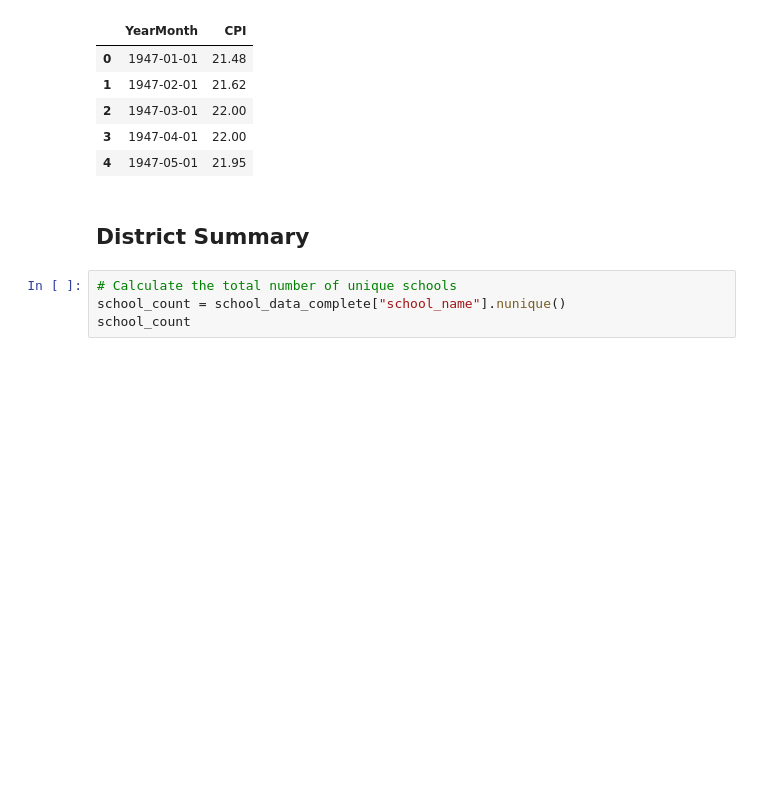
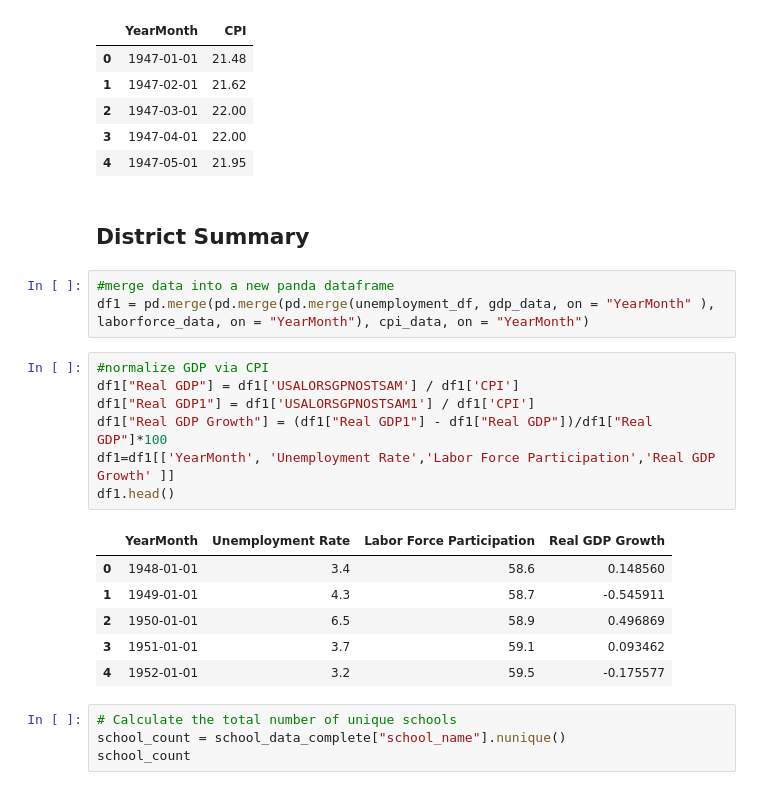
Before and after one commit to wrwr4859/UCB-data-project-1-groupx, a Jupyter notebook: project1_group4.ipynb, the cells around one changed output. Saved outputs shown, nothing was run; the diff lists cells and outputs as text; blank space fills up the shorter version.

```diff
--- a/project1_group4.ipynb
+++ b/project1_group4.ipynb
@@ -159,6 +185,23 @@ cpi_data.head()
 | 4 | 1947-05-01 | 21.95 |
 # %% [markdown]
 ## District Summary
+# %%
+#merge data into a new panda dataframe
+df1 = pd.merge(pd.merge(pd.merge(unemployment_df, gdp_data, on = "YearMonth" ), laborforce_data, on = "YearMonth"), cpi_data, on = "YearMonth")
+# %%
+#normalize GDP via CPI
+df1["Real GDP"] = df1['USALORSGPNOSTSAM'] / df1['CPI']
+df1["Real GDP1"] = df1['USALORSGPNOSTSAM1'] / df1['CPI']
+df1["Real GDP Growth"] = (df1["Real GDP1"] - df1["Real GDP"])/df1["Real GDP"]*100
+df1=df1[['YearMonth', 'Unemployment Rate','Labor Force Participation','Real GDP Growth' ]]
+df1.head()
+# %% [output]
+|  | YearMonth | Unemployment Rate | Labor Force Participation | Real GDP Growth |
+| 0 | 1948-01-01 | 3.4 | 58.6 | 0.148560 |
+| 1 | 1949-01-01 | 4.3 | 58.7 | -0.545911 |
+| 2 | 1950-01-01 | 6.5 | 58.9 | 0.496869 |
+| 3 | 1951-01-01 | 3.7 | 59.1 | 0.093462 |
+| 4 | 1952-01-01 | 3.2 | 59.5 | -0.175577 |
 # %%
 # Calculate the total number of unique schools
 school_count = school_data_complete["school_name"].nunique()
```
Also changed, not shown: parts of 3 cells of this notebook.
